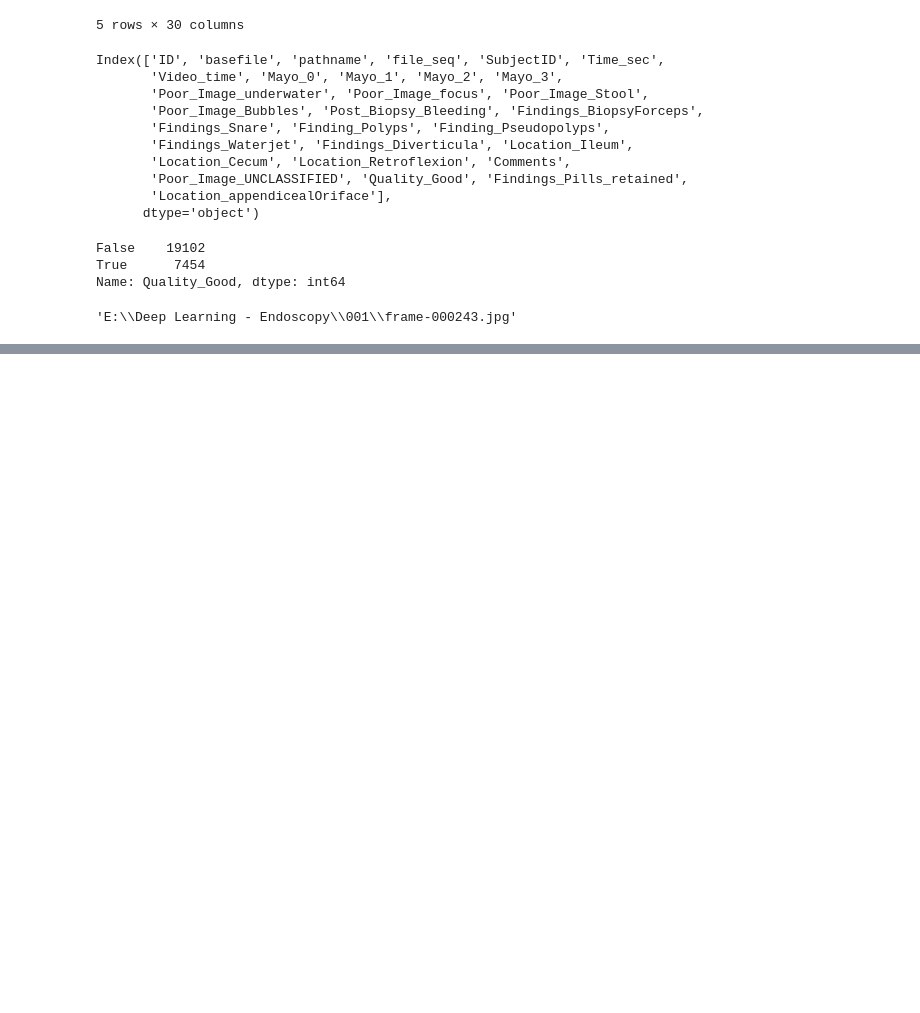
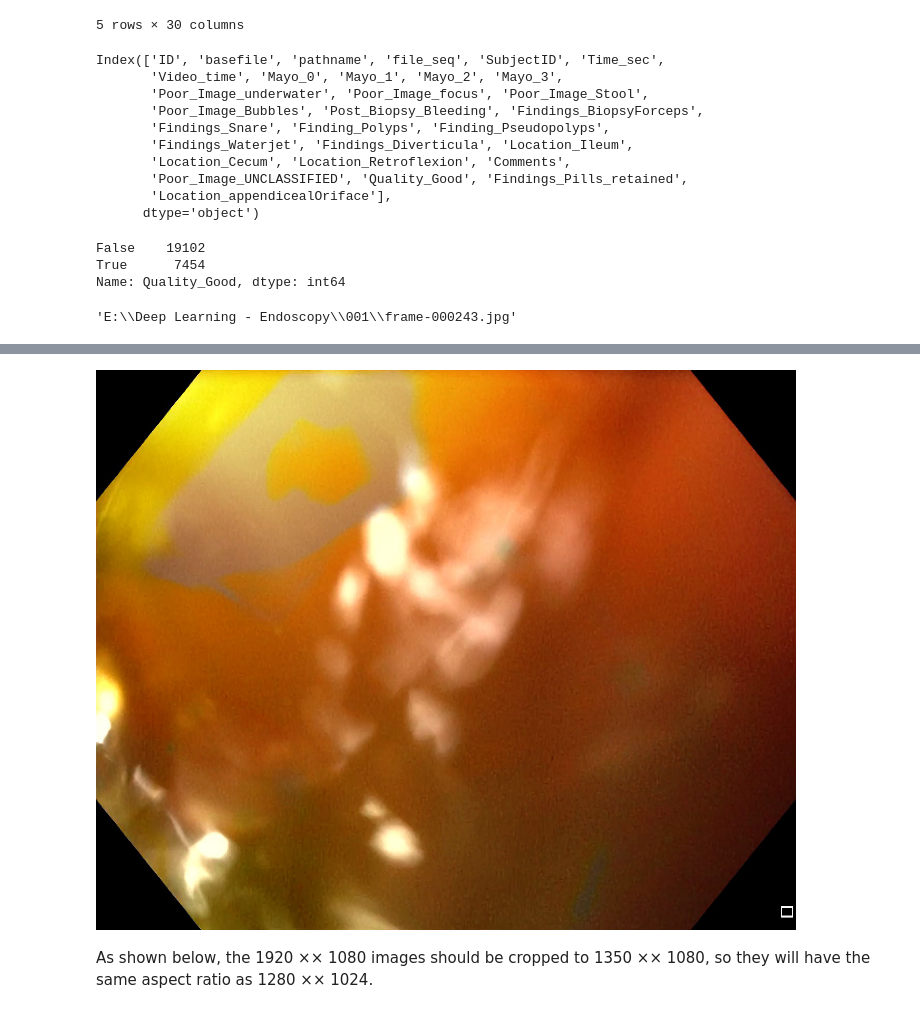
Before and after one commit to wenshuoliu/DLproj, a Jupyter notebook: UC_colonoscopy/Preprocessing.ipynb, the cells around one changed output, grey strips where cells are left out. Drawn from its saved outputs; the diff is of its cells as text; code cells hidden in the pictures; blank space fills up the shorter version.

```diff
--- a/UC_colonoscopy/Preprocessing.ipynb
+++ b/UC_colonoscopy/Preprocessing.ipynb
@@ -100,0 +117,8 @@ Move the files into corrsponding folders:
+# %%
+img = Image.open(path+'UC_Images_Labels/023/frame-000728.jpg')
+# %%
+img.crop((538, 0, 1888, 1080))
+# %% [output]
+[figure, added]
+# %% [markdown]
+As shown below, the 1920 ×× 1080 images should be cropped to 1350 ×× 1080, so they will have the same aspect ratio as 1280 ×× 1024.
```
Also changed, not shown: parts of 40 cells of this notebook, 4 other files.
